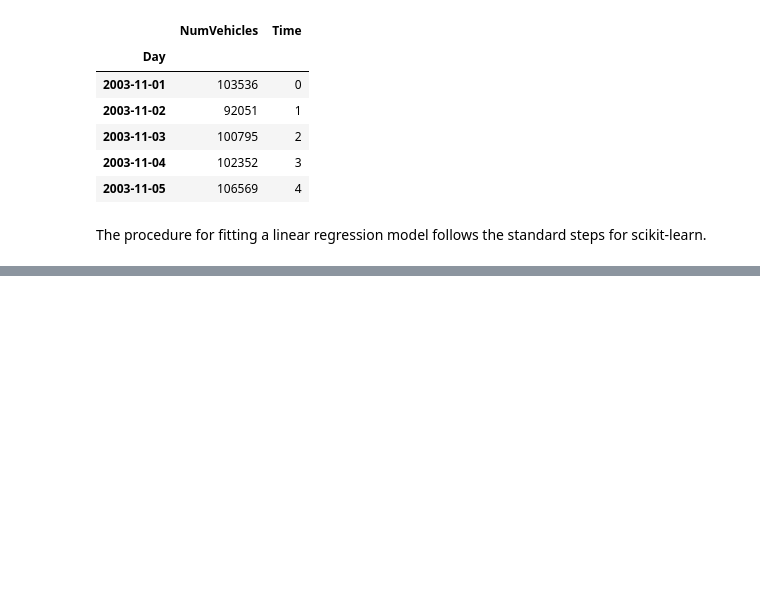
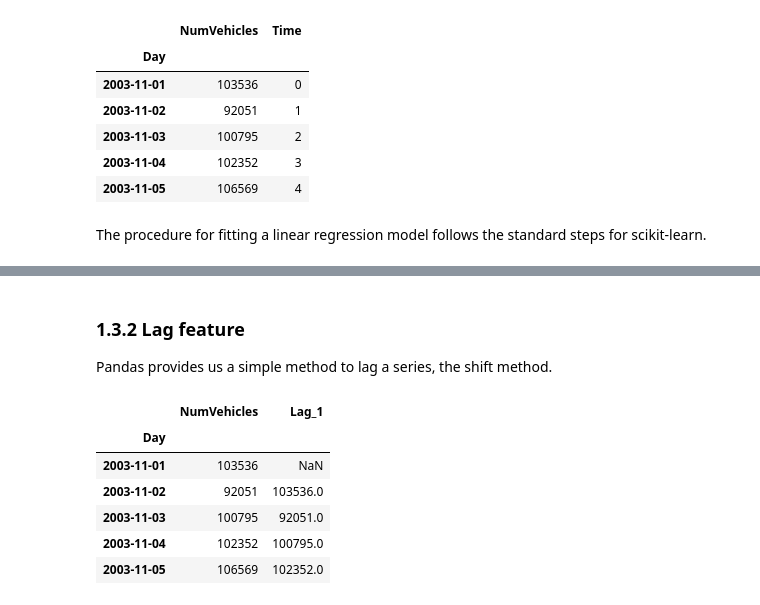
Before and after one commit to pengfei99/LearnTimeSeries, a Jupyter notebook: Lessons/01.Linear_regression_ts.ipynb, the cells around one changed output, grey strips where cells are left out. Drawn from its saved outputs; the diff is of its cells as text; code cells hidden in the pictures; blank space fills up the shorter version.

```diff
--- a/Lessons/01.Linear_regression_ts.ipynb
+++ b/Lessons/01.Linear_regression_ts.ipynb
@@ -239,0 +248,16 @@ y_pred = pd.Series(model.predict(X), index=X.index)
+# %% [markdown]
+### 1.3.2 Lag feature
+
+Pandas provides us a simple method to lag a series, the shift method.
+# %%
+lag_feature_df=tunnel_df.copy()
+lag_feature_df['Lag_1'] = lag_feature_df['NumVehicles'].shift(1)
+lag_feature_df.head()
+# %% [output]
+|  | NumVehicles | Lag_1 |
+| Day |  |  |
+| 2003-11-01 | 103536 | NaN |
+| 2003-11-02 | 92051 | 103536.0 |
+| 2003-11-03 | 100795 | 92051.0 |
+| 2003-11-04 | 102352 | 100795.0 |
+| 2003-11-05 | 106569 | 102352.0 |
```
Also changed, not shown: parts of 13 cells of this notebook.
